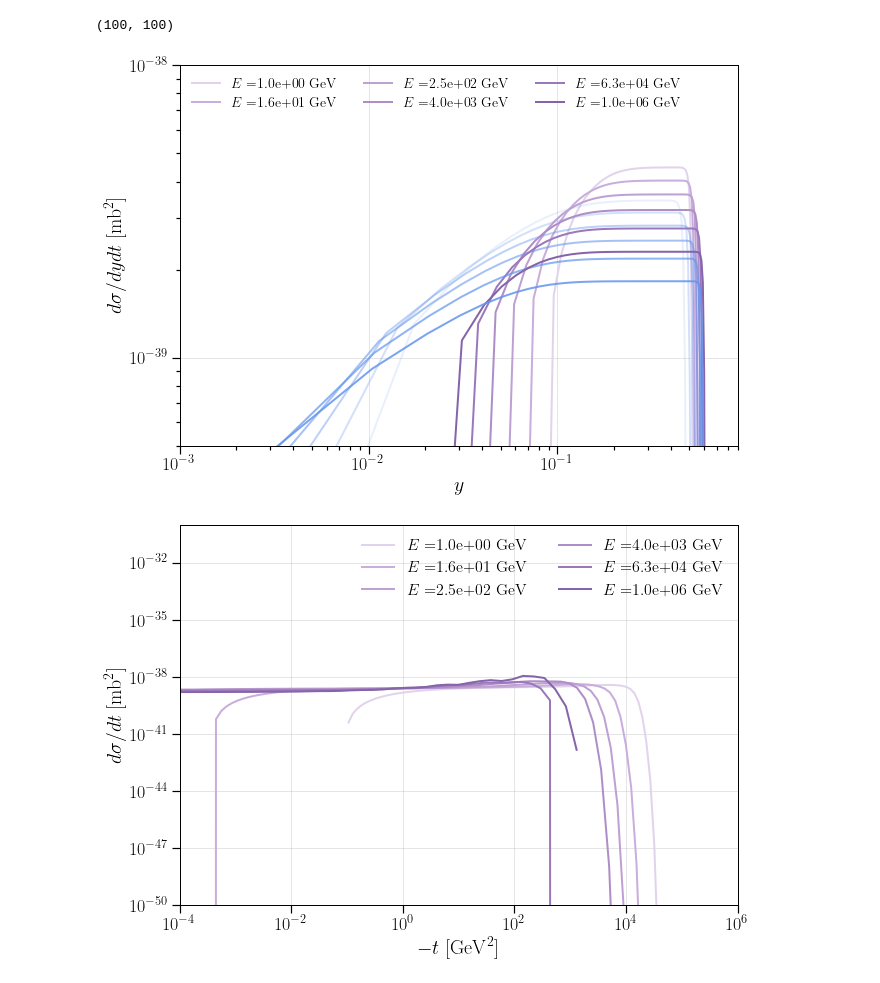
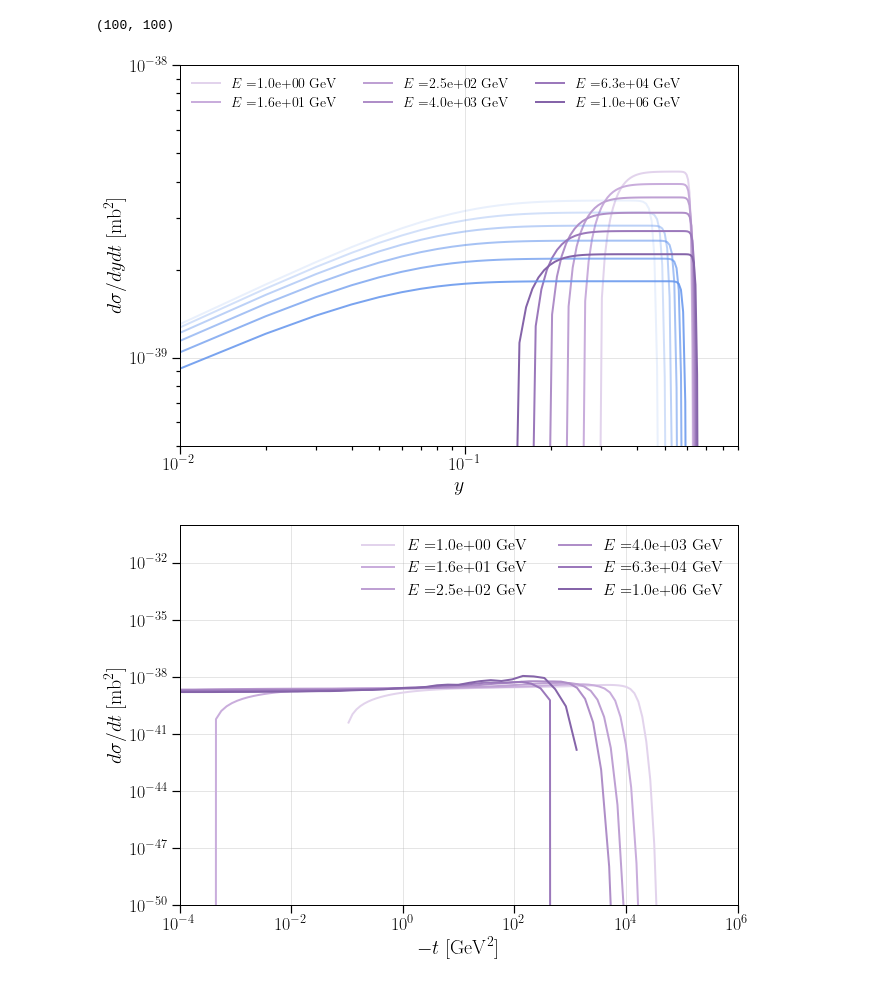
Before and after one commit to bskrzypek/Coherent-Vector-Meson-CrossSections, a Jupyter notebook: crossSections.ipynb, the cells around one changed output. Drawn from its saved outputs; the diff is of its cells as text; code cells hidden in the pictures.

```diff
--- a/crossSections.ipynb
+++ b/crossSections.ipynb
@@ -281,37 +281,37 @@ np.shape(yrange(-1*trange(energies[ei]*GeV),energies[ei]*GeV))
 # %%
 fig = plt.figure(figsize = (10,7))
 
 tmin = (mrho**2/(2*E*GeV))/GeV**2
 
 for ei in range(len(energies)):
 
     t1 = trange(energies[ei]*GeV)[1]*GeV**2
     ymin = mrho**2/(2*energies[ei]*GeV*np.sqrt(-1*tmin))
 
     plt.axvline(ymin)
 
     #plt.axvline(tmin,color = "cornflowerblue")
 
-    plt.plot(yrange(-1*trange(energies[ei]*GeV),energies[ei]*GeV)[:,10],np.array(integral)[1,:,ei]/mb**2,color = my_gradient2((ei+1)/7),label = r"$E = ${:.1e}".format(energies[ei])+" GeV")
-    plt.plot(yrange(-1*trange(energies[ei]*GeV),energies[ei]*GeV)[:,20],np.array(integral)[40,:,ei]/mb**2,color = "cornflowerblue",alpha = (ei+1)/7)
+    plt.plot(yrange(-1*trange(energies[ei]*GeV),energies[ei]*GeV)[:,5],np.array(integral)[5,:,ei]/mb**2,color = my_gradient2((ei+1)/7),label = r"$E = ${:.1e}".format(energies[ei])+" GeV")
+    plt.plot(yrange(-1*trange(energies[ei]*GeV),energies[ei]*GeV)[:,40],np.array(integral)[40,:,ei]/mb**2,color = "cornflowerblue",alpha = (ei+1)/7)
 
 
 plt.legend(loc = "upper left",fontsize = 14,ncol = 3)
 
 plt.ylim(5e-40,1e-38)
-plt.xlim(1e-3,0.9)
+plt.xlim(1e-2,0.9)
 
 plt.grid(alpha = 0.4)
 
 plt.ylabel(r"$d\sigma/dydt\; [{\rm mb}^2]$",fontsize = 20)
 plt.xlabel(r"$y$",fontsize = 20)
 plt.xscale('log')
 plt.yscale('log')
 
 plt.savefig("/Users/barbaraskrzypek/Documents/IceCube/LVNeutrinos/yIntegral.png",dpi = 400,bbox_inches = "tight")
 plt.show()
 # %% [output]
-[figure, old version]
+[figure, new version]
 # %%
 # making an array of dsigma/dt as a function of t and E
 
```
